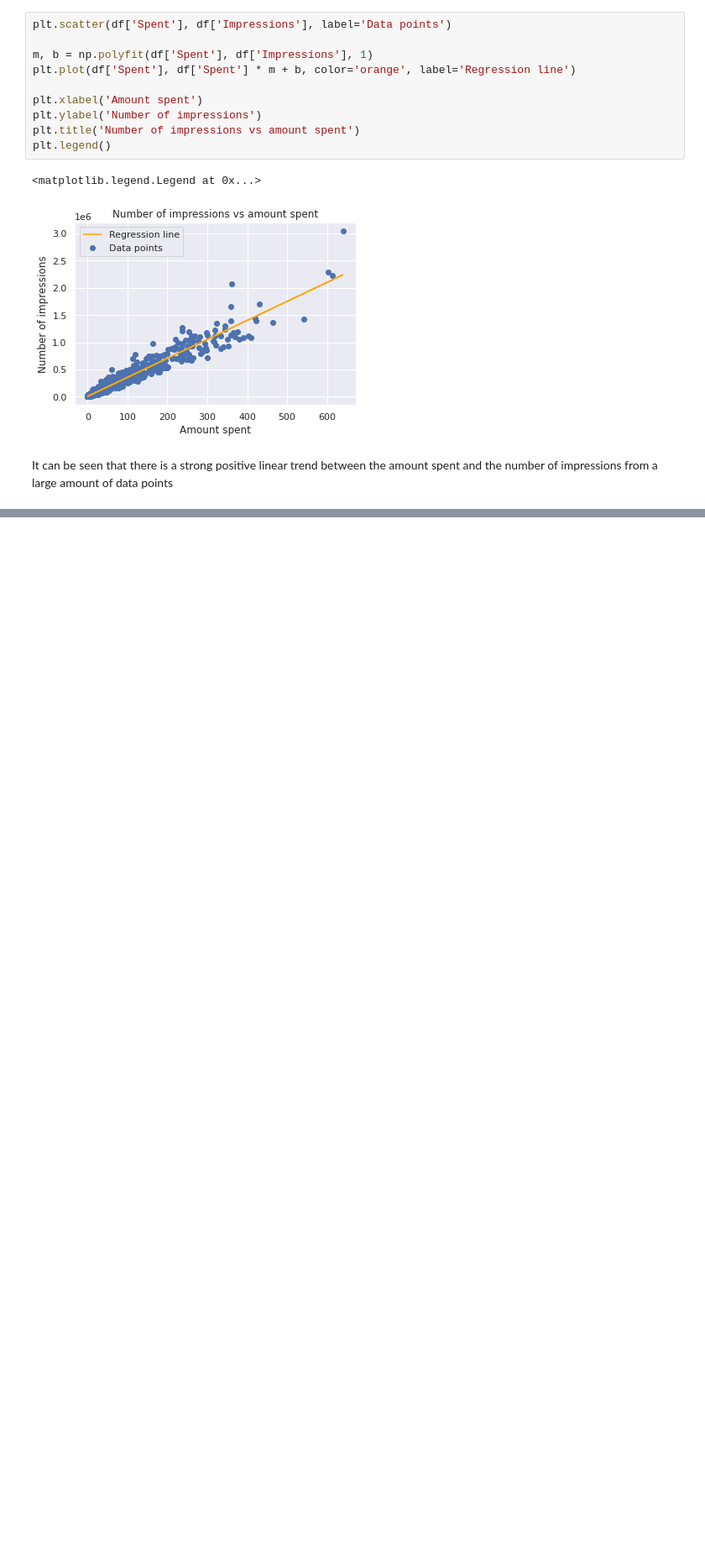
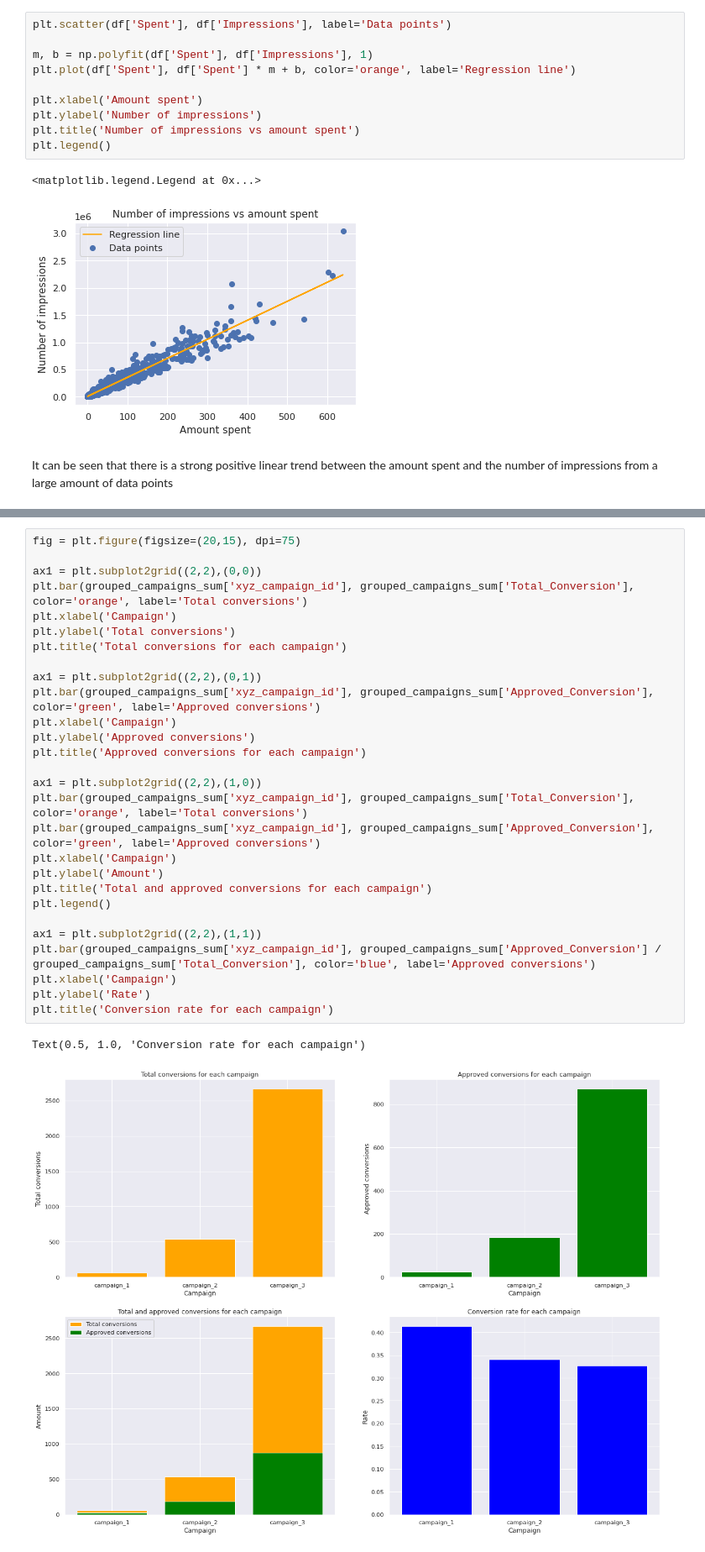
Before and after one commit to BenOsborn/Facebook-Ad-Campaign-Analysis, a Jupyter notebook: Facebook Ad-Campaign Analysis.ipynb, the cells around one changed output, grey strips where cells are left out. Shown at 84% size. Saved outputs shown, nothing was run; the diff lists cells and outputs as text; blank space fills up the shorter version.

```diff
--- a/Facebook Ad-Campaign Analysis.ipynb
+++ b/Facebook Ad-Campaign Analysis.ipynb
@@ -208,0 +243,31 @@ It can be seen that there is a strong positive linear trend between the amount s
+# %%
+fig = plt.figure(figsize=(20,15), dpi=75)
+
+ax1 = plt.subplot2grid((2,2),(0,0))
+plt.bar(grouped_campaigns_sum['xyz_campaign_id'], grouped_campaigns_sum['Total_Conversion'], color='orange', label='Total conversions')
+plt.xlabel('Campaign')
+plt.ylabel('Total conversions')
+plt.title('Total conversions for each campaign')
+
+ax1 = plt.subplot2grid((2,2),(0,1))
+plt.bar(grouped_campaigns_sum['xyz_campaign_id'], grouped_campaigns_sum['Approved_Conversion'], color='green', label='Approved conversions')
+plt.xlabel('Campaign')
+plt.ylabel('Approved conversions')
+plt.title('Approved conversions for each campaign')
+
+ax1 = plt.subplot2grid((2,2),(1,0))
+plt.bar(grouped_campaigns_sum['xyz_campaign_id'], grouped_campaigns_sum['Total_Conversion'], color='orange', label='Total conversions')
+plt.bar(grouped_campaigns_sum['xyz_campaign_id'], grouped_campaigns_sum['Approved_Conversion'], color='green', label='Approved conversions')
+plt.xlabel('Campaign')
+plt.ylabel('Amount')
+plt.title('Total and approved conversions for each campaign')
+plt.legend()
+
+ax1 = plt.subplot2grid((2,2),(1,1))
+plt.bar(grouped_campaigns_sum['xyz_campaign_id'], grouped_campaigns_sum['Approved_Conversion'] / grouped_campaigns_sum['Total_Conversion'], color='blue', label='Approved conversions')
+plt.xlabel('Campaign')
+plt.ylabel('Rate')
+plt.title('Conversion rate for each campaign')
+# %% [output]
+Text(0.5, 1.0, 'Conversion rate for each campaign')
+[figure, added]
```
Also changed, not shown: parts of 18 cells of this notebook.
